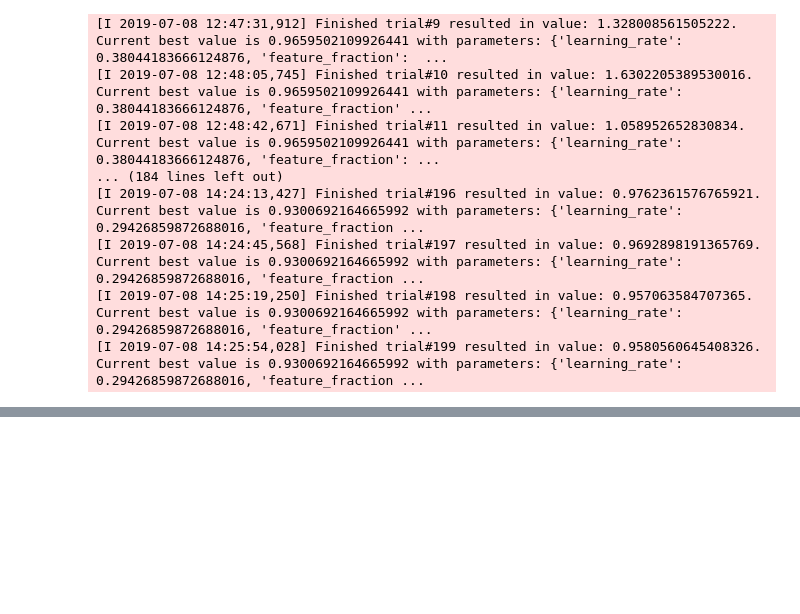
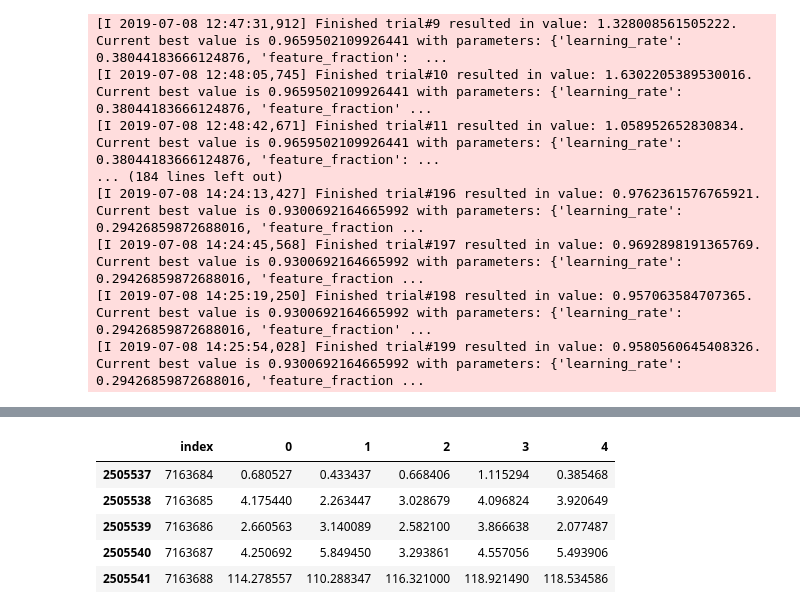
Before and after one commit to arhow/MolecularProperties, a Jupyter notebook: molecularproperties/select_features/process-queue1.ipynb, the cells around one changed output, grey strips where cells are left out. Saved outputs shown, nothing was run; the diff lists cells and outputs as text; code cells hidden in the pictures; blank space fills up the shorter version.

```diff
--- a/molecularproperties/select_features/process-queue1.ipynb
+++ b/molecularproperties/select_features/process-queue1.ipynb
@@ -160,3 +112,0 @@ def prepare_data(feature_folder =  '../data/feature', csv_file_folder = '../data
-# %%
-df_train, df_test = prepare_data(feature_folder =  file_list,  csv_file_folder = '../../data/input')
-print(df_train.shape, df_test.shape)
@@ -184,0 +204,2 @@ df_train.shape, df_test.shape
+# %%
+df_train, df_test = prepare_data(feature_file_list=file_list)
@@ -364,0 +442,9 @@ NameError: name 'param' is not defined
+# %%
+mytrial=[]
+df_his, df_feature_importances, df_valid_pred, df_test_pred = pd.DataFrame(), pd.DataFrame(),pd.DataFrame(),pd.DataFrame()
+for t in  df_train.type.unique().tolist():
+    df_his_i, df_feature_importances_i, df_valid_pred_i, df_test_pred_i =  sk_process(df_train[df_train['type']==t].reset_index(drop=True), param, 'modeling', df_test=df_test[df_test['type']==t].reset_index(drop=True), trial=mytrial, is_output_feature_importance=False, trial_level=1)
+    df_his = pd.concat([df_his, df_his_i], axis=0)
+    df_feature_importances = pd.concat([df_feature_importances, df_feature_importances_i], axis=0)
+    df_valid_pred = pd.concat([df_valid_pred, df_valid_pred_i], axis=0)
+    df_test_pred = pd.concat([df_test_pred, df_test_pred_i], axis=0)
@@ -365,3 +479,15 @@ NameError: name 'param' is not defined
+# %%
+df_test_pred = df_test_pred.sort_values(by=['index'])
+df_test_pred = df_test_pred.reset_index(drop=True)
+# %%
+df_test_pred.tail()
+# %% [output]
+|  | index | 0 | 1 | 2 | 3 | 4 |
+| 2505537 | 7163684 | 0.680527 | 0.433437 | 0.668406 | 1.115294 | 0.385468 |
+| 2505538 | 7163685 | 4.175440 | 2.263447 | 3.028679 | 4.096824 | 3.920649 |
+| 2505539 | 7163686 | 2.660563 | 3.140089 | 2.582100 | 3.866638 | 2.077487 |
+| 2505540 | 7163687 | 4.250692 | 5.849450 | 3.293861 | 4.557056 | 5.493906 |
+| 2505541 | 7163688 | 114.278557 | 110.288347 | 116.321000 | 118.921490 | 118.534586 |
 # %%
 mytrial=[]
 df_his, df_feature_importances, df_valid_pred, df_test_pred =  sk_process(df_train, param, 'modeling', df_test=df_test, trial=mytrial, is_output_feature_importance=False, trial_level=1)
```
Also changed, not shown: parts of 21 cells of this notebook.
